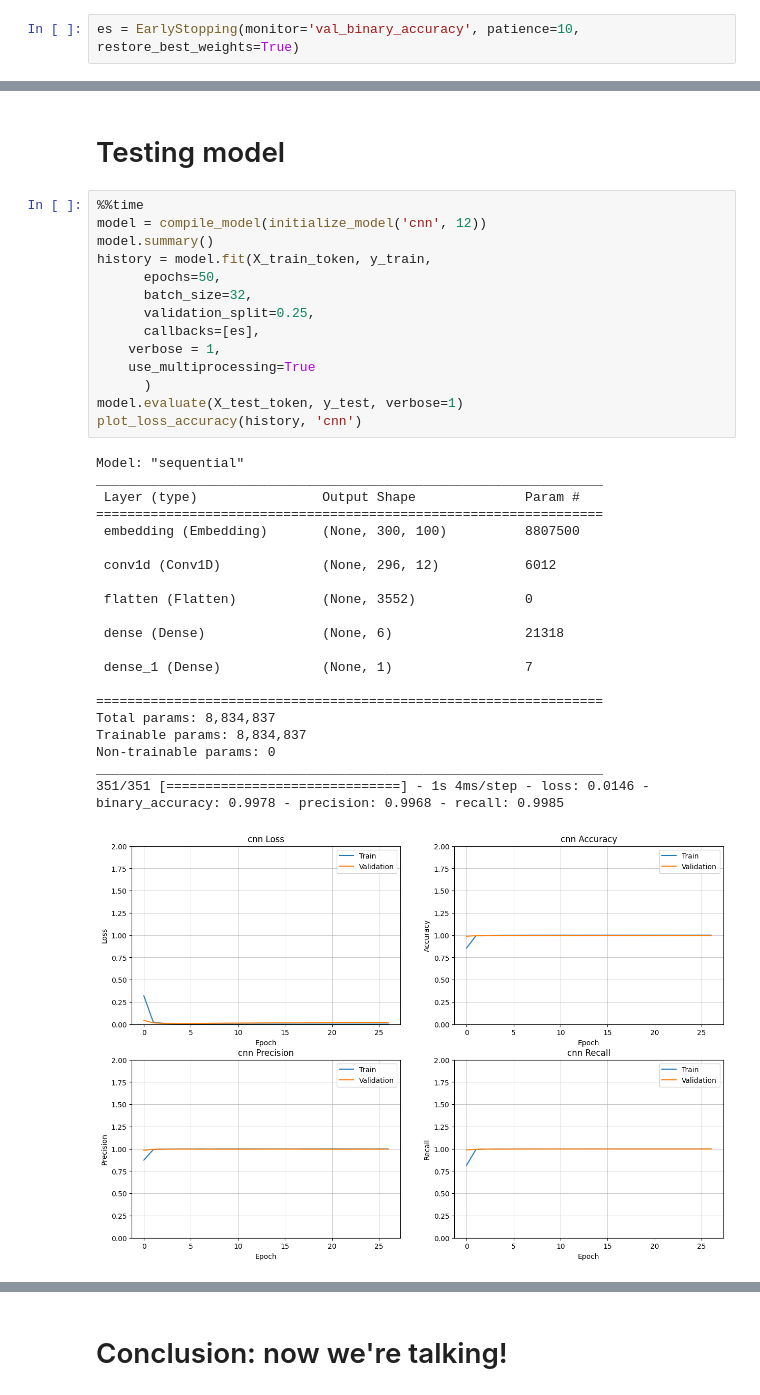
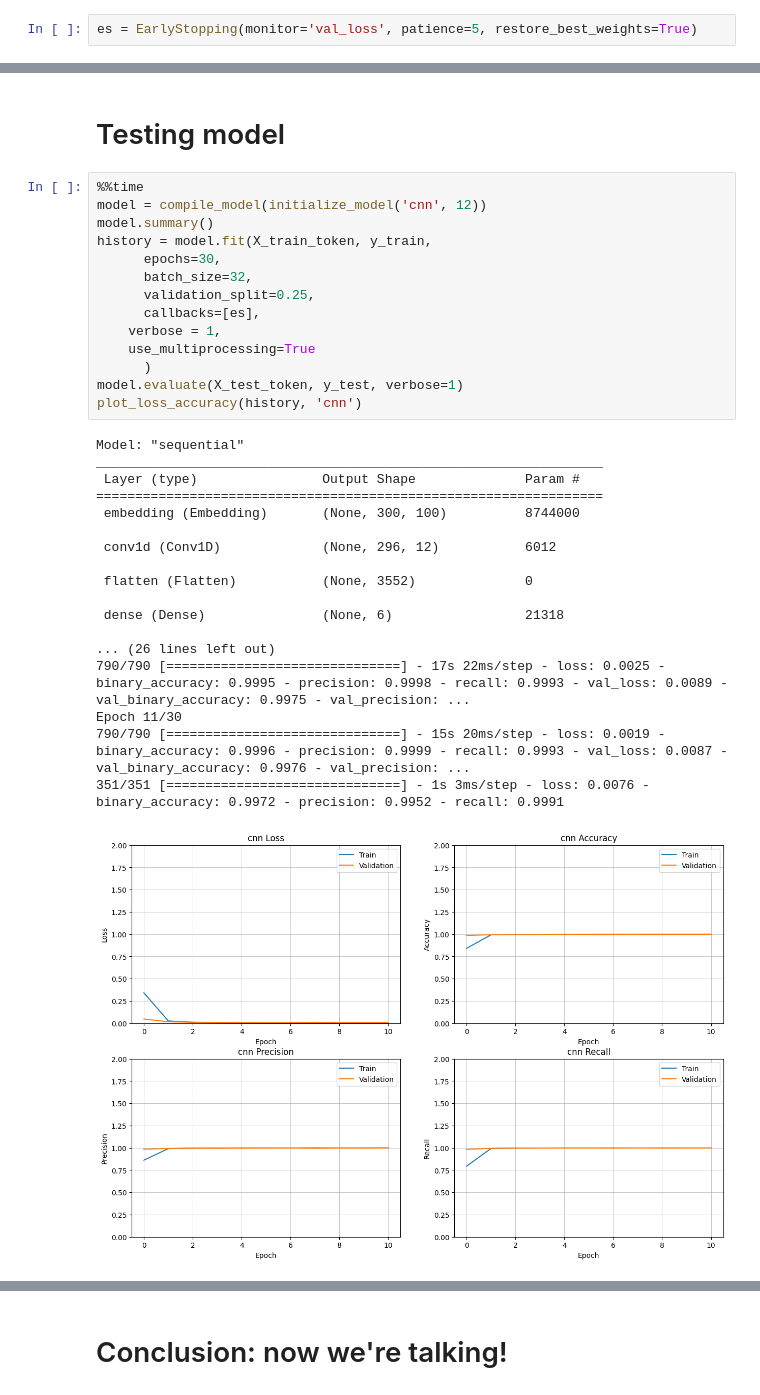
Before and after one commit to goodesad/fake-news, a Jupyter notebook: notebooks/lukasnotebook4newdataset.ipynb, the cells around one changed output, grey strips where cells are left out. Saved outputs shown, nothing was run; the diff lists cells and outputs as text.

```diff
--- a/notebooks/lukasnotebook4newdataset.ipynb
+++ b/notebooks/lukasnotebook4newdataset.ipynb
@@ -79,7 +79,7 @@ import seaborn as sns
 # %% [markdown]
 # Variables
 # %%
-es = EarlyStopping(monitor='val_binary_accuracy', patience=10, restore_best_weights=True)
+es = EarlyStopping(monitor='val_loss', patience=5, restore_best_weights=True)
 # %%
 binacc = BinaryAccuracy()
 prec = Precision()
@@ -219,36 +219,33 @@ X_test_token = pad_sequences(X_test_token, dtype='int32', padding='post', maxlen
 # %%
 %%time
 model = compile_model(initialize_model('cnn', 12))
 model.summary()
 history = model.fit(X_train_token, y_train,
-      epochs=50,
+      epochs=30,
       batch_size=32,
       validation_split=0.25,
       callbacks=[es],
     verbose = 1,
     use_multiprocessing=True
       )
 model.evaluate(X_test_token, y_test, verbose=1)
 plot_loss_accuracy(history, 'cnn')
 # %% [output]
 Model: "sequential"
 _________________________________________________________________
  Layer (type)                Output Shape              Param #
 =================================================================
- embedding (Embedding)       (None, 300, 100)          8807500
+ embedding (Embedding)       (None, 300, 100)          8744000
 
  conv1d (Conv1D)             (None, 296, 12)           6012
 
  flatten (Flatten)           (None, 3552)              0
 
  dense (Dense)               (None, 6)                 21318
 
- dense_1 (Dense)             (None, 1)                 7
-
-=================================================================
-Total params: 8,834,837
-Trainable params: 8,834,837
-Non-trainable params: 0
-_________________________________________________________________
-351/351 [==============================] - 1s 4ms/step - loss: 0.0146 - binary_accuracy: 0.9978 - precision: 0.9968 - recall: 0.9985
+... (26 lines left out)
+790/790 [==============================] - 17s 22ms/step - loss: 0.0025 - binary_accuracy: 0.9995 - precision: 0.9998 - recall: 0.9993 - val_loss: 0.0089 - val_binary_accuracy: 0.9975 - val_precision: ...
+Epoch 11/30
+790/790 [==============================] - 15s 20ms/step - loss: 0.0019 - binary_accuracy: 0.9996 - precision: 0.9999 - recall: 0.9993 - val_loss: 0.0087 - val_binary_accuracy: 0.9976 - val_precision: ...
+351/351 [==============================] - 1s 3ms/step - loss: 0.0076 - binary_accuracy: 0.9972 - precision: 0.9952 - recall: 0.9991
-[figure, old version]
+[figure, new version]
```
Also changed, not shown: parts of 9 cells of this notebook, 1 other file.
